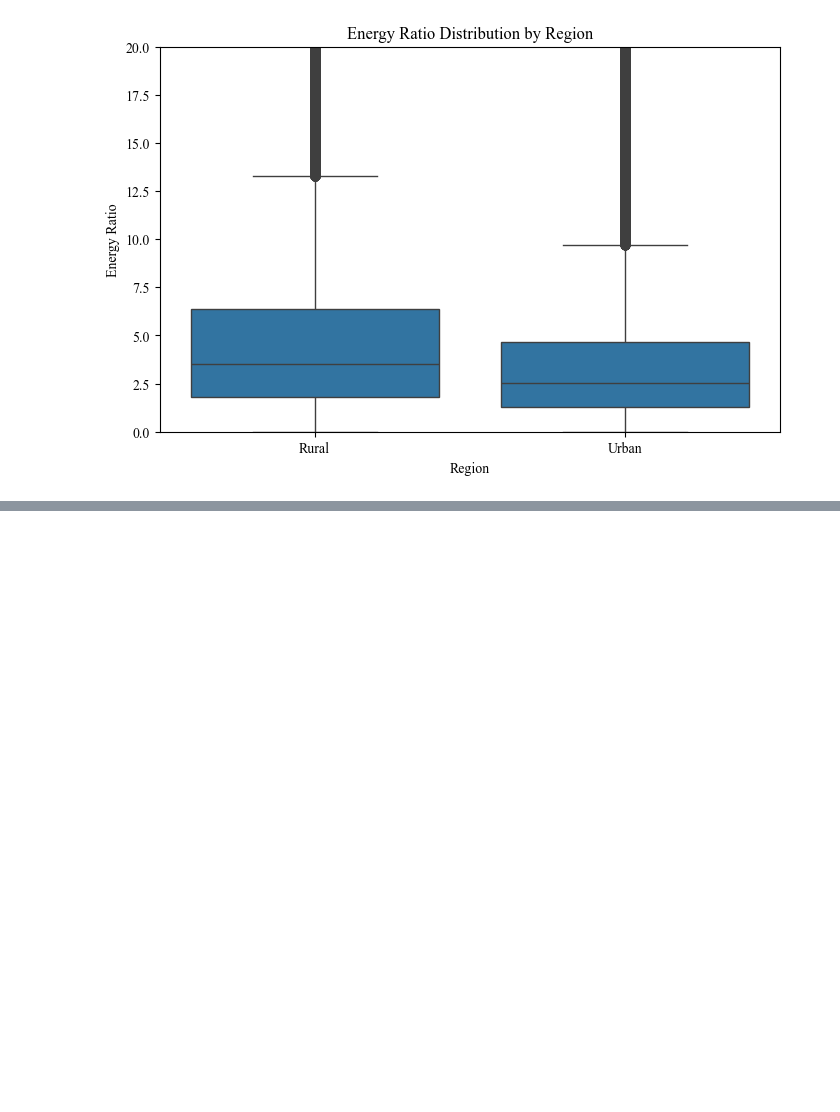
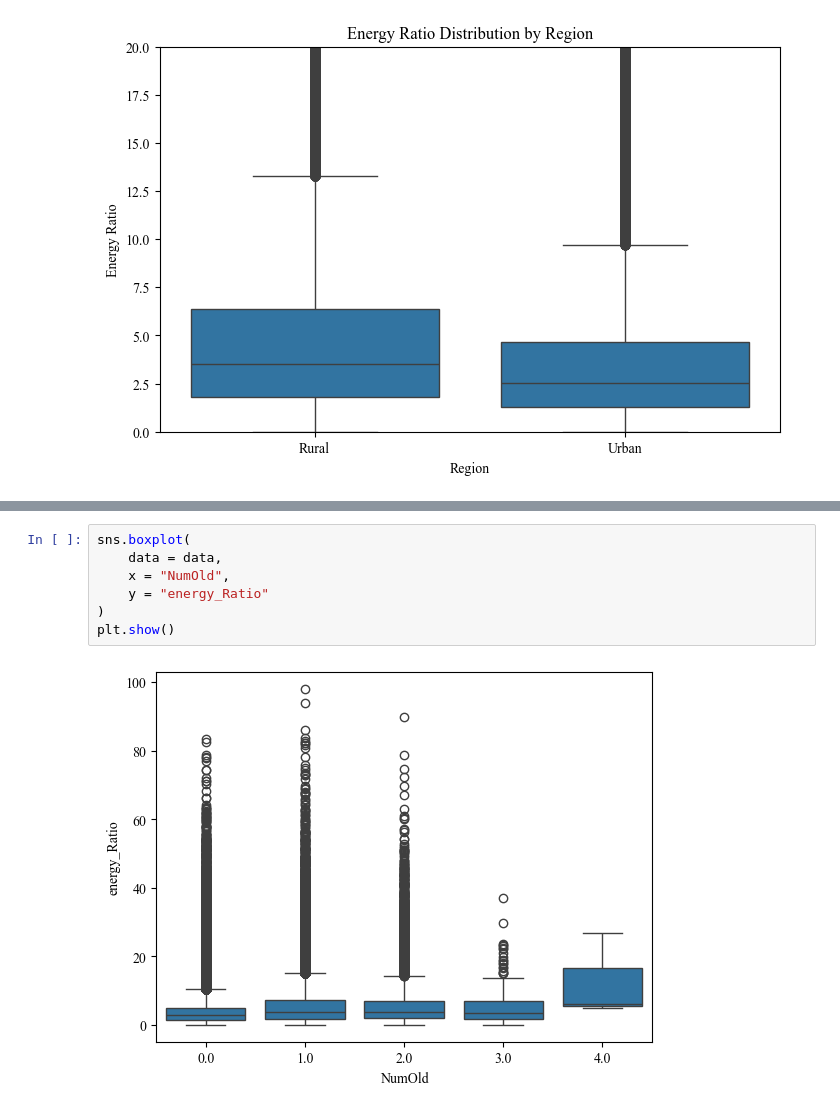
Before and after one commit to sinanarimani/energy-poverty, a Jupyter notebook: evaluation.ipynb, the cells around one changed output, grey strips where cells are left out. Saved outputs shown, nothing was run; the diff lists cells and outputs as text; blank space fills up the shorter version.

```diff
--- a/evaluation.ipynb
+++ b/evaluation.ipynb
@@ -1201,0 +1189,9 @@ plt.show()
+# %%
+sns.boxplot(
+    data = data,
+    x = "NumOld",
+    y = "energy_Ratio"
+)
+plt.show()
+# %% [output]
+[figure, added]
```
Also changed, not shown: parts of 8 cells of this notebook.
